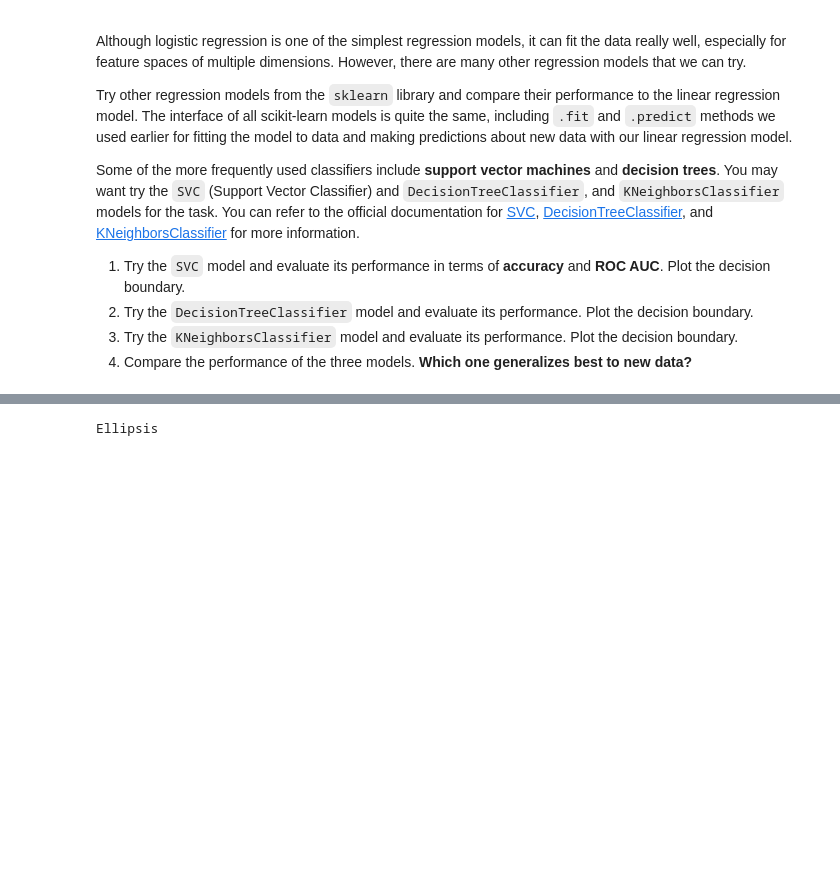
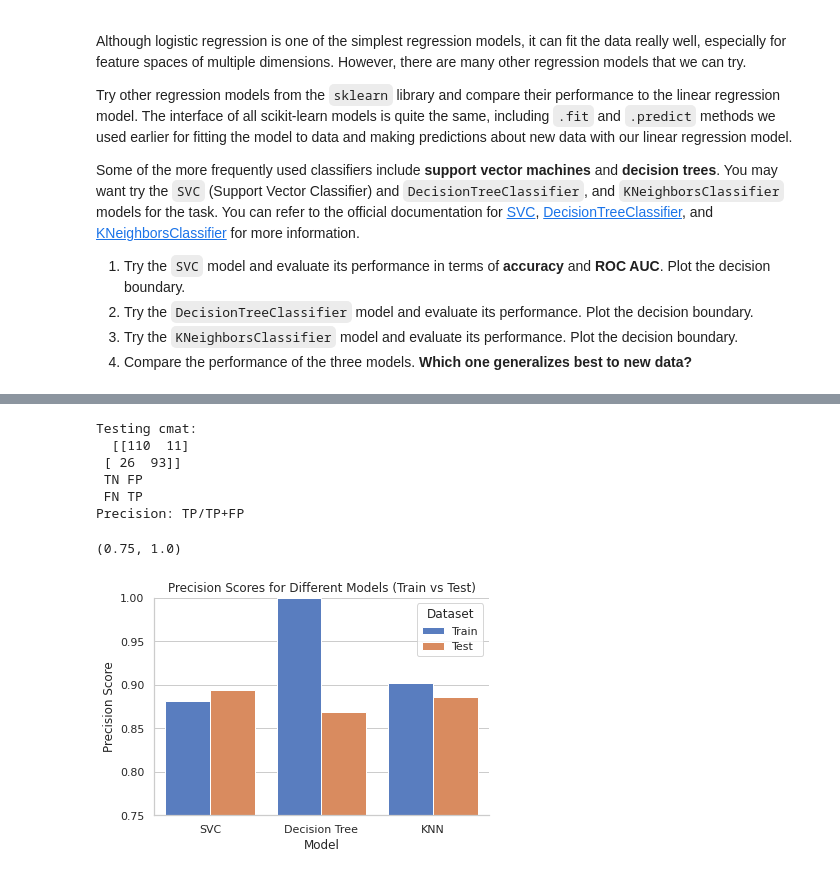
Before and after one commit to igmure/pum-24, a Jupyter notebook: lab3.ipynb, the cells around one changed output, grey strips where cells are left out. Drawn from its saved outputs; the diff is of its cells as text; code cells hidden in the pictures; blank space fills up the shorter version.

```diff
--- a/lab3.ipynb
+++ b/lab3.ipynb
@@ -211,9 +211,48 @@ from sklearn.metrics import confusion_matrix, precision_score, recall_score
 
 Which of the trained models, `SVC`, `DecisionTreeClassifier`, or `KNeighborsClassifier`, is the **least likely to classify a negative sample as positive?** Calculate an appropriate metric to answer this question and prepare a **barplot** visualizing the metric for each of the models.
 # %%
-...
+import seaborn as sns
+import matplotlib.pyplot as plt
+from sklearn.metrics import confusion_matrix, precision_score
+cmat_svc_test = confusion_matrix(y_test, test_pred_svc)
+print( 'Testing cmat:\n ', cmat_svc_test, '\n TN FP\n FN TP')
+print('Precision: TP/TP+FP')
+'''precision will show which model is the least likely to classify a negative sample as a positive'''
+
+precision_train_svc = precision_score(y_train, train_pred_svc)
+precision_train_tr = precision_score(y_train, train_pred_tr)
+precision_train_kn = precision_score(y_train, train_pred_kn)
+precision_test_svc = precision_score(y_test, test_pred_svc)
+precision_test_tr = precision_score(y_test,test_pred_tr)
+precision_test_kn = precision_score(y_test,test_pred_kn)
+
+data_prec = pd.DataFrame({
+    "Model": ["SVC", "SVC", "Decision Tree", "Decision Tree", "KNN", "KNN"],
+    "Dataset": ["Train", "Test", "Train", "Test", "Train", "Test"],
+    "Precision": [precision_train_svc, precision_test_svc,
+                  precision_train_tr, precision_test_tr,
+                  precision_train_kn, precision_test_kn]
+})
+
+# Plot precision scores using Seaborn
+sns.set(style="whitegrid")
+sns.barplot(x="Model", y="Precision", hue="Dataset", data=data_prec, palette="muted")
+
+# Add labels and title
+sns.despine()
+plt.title("Precision Scores for Different Models (Train vs Test)")
+plt.xlabel("Model")
+plt.ylabel("Precision Score")
+plt.ylim(0.75, 1)
 # %% [output]
-Ellipsis
+Testing cmat:
+  [[110  11]
+ [ 26  93]]
+ TN FP
+ FN TP
+Precision: TP/TP+FP
+(0.75, 1.0)
+[figure, added]
 # %% [markdown]
 ## Hyperparameter tuning
 
```
Also changed, not shown: parts of 7 cells of this notebook.
